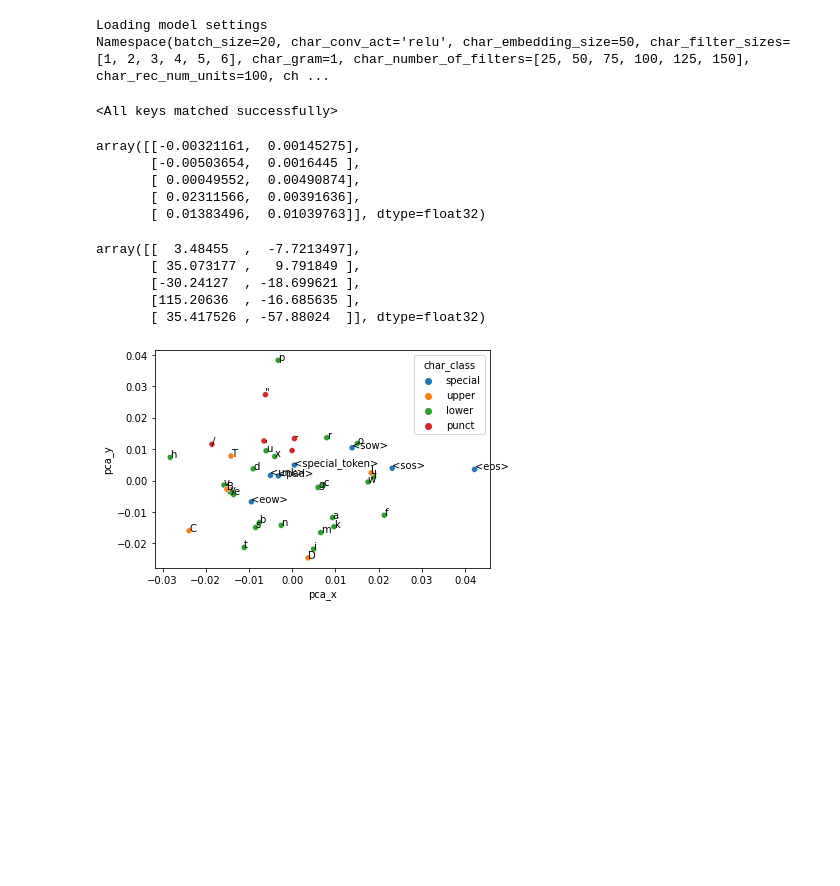
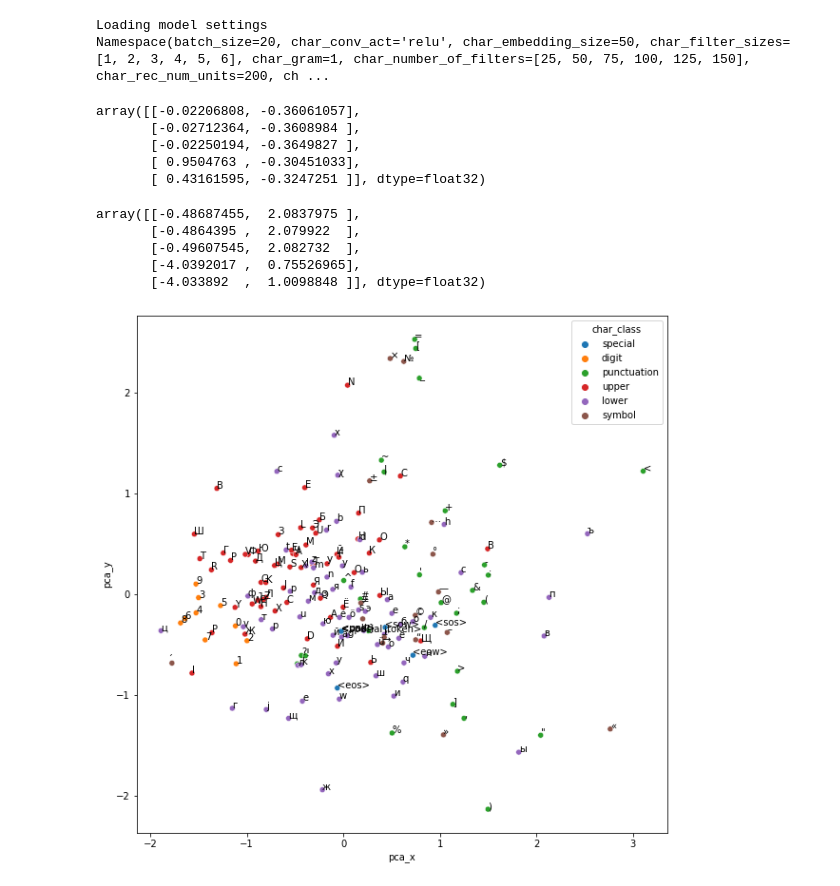
Before and after one commit to ginic/ContextualDecomposition-NLP, a Jupyter notebook: LM_visualizations.ipynb, the cells around one changed output. Saved outputs shown, nothing was run; the diff lists cells and outputs as text; code cells hidden in the pictures; blank space fills up the shorter version.

```diff
--- a/LM_visualizations.ipynb
+++ b/LM_visualizations.ipynb
@@ -15,9 +16,17 @@ import torch.nn
 
 from morpho_tagging.networks import *
 from morpho_tagging.train import parser
+# %%
+# Paths to model outputs
+model_root = "/home/virginia/workspace/CS682_NNs_Nerual_Char_Models_Russian/language_models"
+model_name = "bilstm_batch20_dropout0.50_charembedsize50_learningrate0.001_hiddensize200"
+best_model = f"{model_root}/{model_name}/tagger_ru_data_19_Nov_2021_15_21_41_best"
+model_settings = f"{model_root}/{model_name}/tagger_ru_settings_19_Nov_2021_15_21_41"
+char_vocab_path = f"{model_root}/{model_name}/tagger_ru_charvocab_19_Nov_2021_15_21_41"
+word_vocab_path = f"{model_root}/{model_name}/tagger_ru_wordvocab_19_Nov_2021_15_21_41"
 # %%
-device = "cpu"
-load_params = parser.parse_args(["--training_type", "lm", "--data_path_ud", "dummy", "--save_dir", "dummy", "--pretrained_model", "/home/virginia/workspace/ContextualDecomposition-NLP/test_en_label/tagger_en_data_14_Nov_2021_19_24_11_best", "--pretrained_settings", "/home/virginia/workspace/ContextualDecomposition-NLP/test_en_label/tagger_en_settings_14_Nov_2021_19_24_11"])
+device="cpu"
+load_params = parser.parse_args(["--training_type", "lm", "--data_path_ud", "dummy", "--save_dir", "dummy", "--pretrained_model", best_model, "--pretrained_settings", model_settings])
 
 with open(load_params.pretrained_settings) as settings_in:
     print("Loading model settings")
@@ -34,11 +43,16 @@ with open(load_params.pretrained_settings) as settings_in:
 print(load_params)
 
 model = Tagger(load_params, device)
-model.load_state_dict(torch.load(load_params.pretrained_model))
+model.load_state_dict(torch.load(load_params.pretrained_model, map_location=torch.device('cpu')))
+
+with open(char_vocab_path, 'rb') as vocab_in:
+    char_vocab = pickle.load(vocab_in)
+
+with open(word_vocab_path, 'rb') as words_in:
+    word_vocab = pickle.load(words_in)
 # %% [output]
 Loading model settings
-Namespace(batch_size=20, char_conv_act='relu', char_embedding_size=50, char_filter_sizes=[1, 2, 3, 4, 5, 6], char_gram=1, char_number_of_filters=[25, 50, 75, 100, 125, 150], char_rec_num_units=100, ch ...
+Namespace(batch_size=20, char_conv_act='relu', char_embedding_size=50, char_filter_sizes=[1, 2, 3, 4, 5, 6], char_gram=1, char_number_of_filters=[25, 50, 75, 100, 125, 150], char_rec_num_units=200, ch ...
-<All keys matched successfully>
 # %%
 # Get CharEmbeddings from model
 char_embedding_weights = model.char_embeddings.weight.detach().numpy()
@@ -47,18 +61,18 @@ char_pca = PCA(2)
 char_pca_proj = char_pca.fit_transform(char_embedding_weights)
 char_pca_proj[:5]
 # %% [output]
-array([[-0.00321161,  0.00145275],
-       [-0.00503654,  0.0016445 ],
-       [ 0.00049552,  0.00490874],
-       [ 0.02311566,  0.00391636],
-       [ 0.01383496,  0.01039763]], dtype=float32)
+array([[-0.02206808, -0.36061057],
+       [-0.02712364, -0.3608984 ],
+       [-0.02250194, -0.3649827 ],
+       [ 0.9504763 , -0.30451033],
+       [ 0.43161595, -0.3247251 ]], dtype=float32)
 # %%
 tsne = TSNE(2)
 char_tsne_proj = tsne.fit_transform(char_embedding_weights)
 char_tsne_proj[:5]
 # %% [output]
-array([[  3.48455  ,  -7.7213497],
-       [ 35.073177 ,   9.791849 ],
-       [-30.24127  , -18.699621 ],
-       [115.20636  , -16.685635 ],
-       [ 35.417526 , -57.88024  ]], dtype=float32)
+array([[-0.48687455,  2.0837975 ],
+       [-0.4864395 ,  2.079922  ],
+       [-0.49607545,  2.082732  ],
+       [-4.0392017 ,  0.75526965],
+       [-4.033892  ,  1.0098848 ]], dtype=float32)
@@ -73,26 +82,29 @@ def get_char_class(char):
     """
     if char.isdigit():
         return 'digit'
-    if char in string.punctuation:
-        return 'punct'
     if char in ["<unk>", "<pad>", "<special_token>", "<eow>", "<sow>", "<eos>", "<sos>"]:
         return 'special'
     if char.isupper():
         return 'upper'
     if char.islower():
         return 'lower'
+    if char in string.punctuation:
+        return 'punctuation'
+    else:
+        return 'symbol'
 # %%
 # build dataframe
 entries = []
-for k, char_idx in char_vocab[0].char_to_index.items():
+for k, char_idx in char_vocab.char_to_index.items():
     char_type = get_char_class(k)
     entries.append((k, char_idx, char_type, char_pca_proj[char_idx][0], char_pca_proj[char_idx][1], char_tsne_proj[char_idx][0], char_tsne_proj[char_idx][1]))
 
 char_plot_df = pd.DataFrame.from_records(entries, columns=["char", "embedding_index", "char_class", "pca_x", "pca_y", "tsne_x", "tsne_y"])
 # %%
+plt.figure(figsize=(10,10))
 ax = sns.scatterplot(data = char_plot_df, x="pca_x", y="pca_y", hue="char_class")
-for k, char_idx in char_vocab[0].char_to_index.items():
+for k, char_idx in char_vocab.char_to_index.items():
     ax.text(char_pca_proj[char_idx][0], char_pca_proj[char_idx][1], k)
 # %% [output]
-[figure, old version]
+[figure, new version]
 # %%
```
Also changed, not shown: parts of 5 cells of this notebook, 1 other file.
